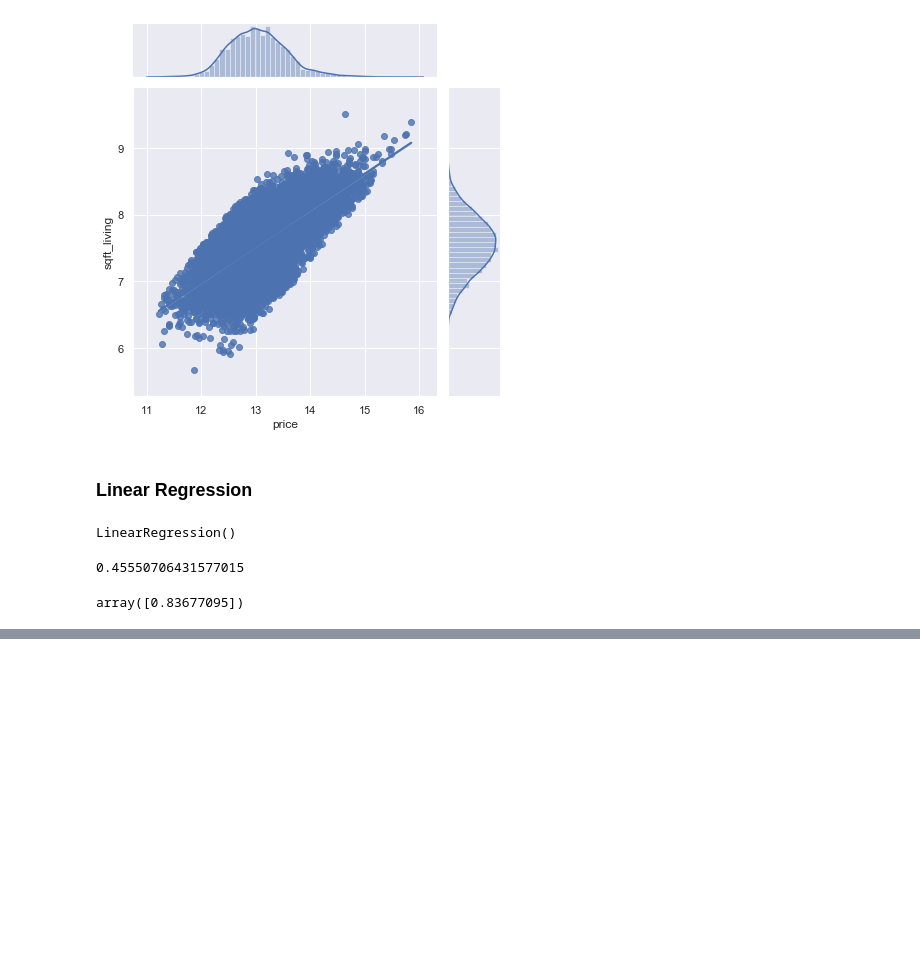
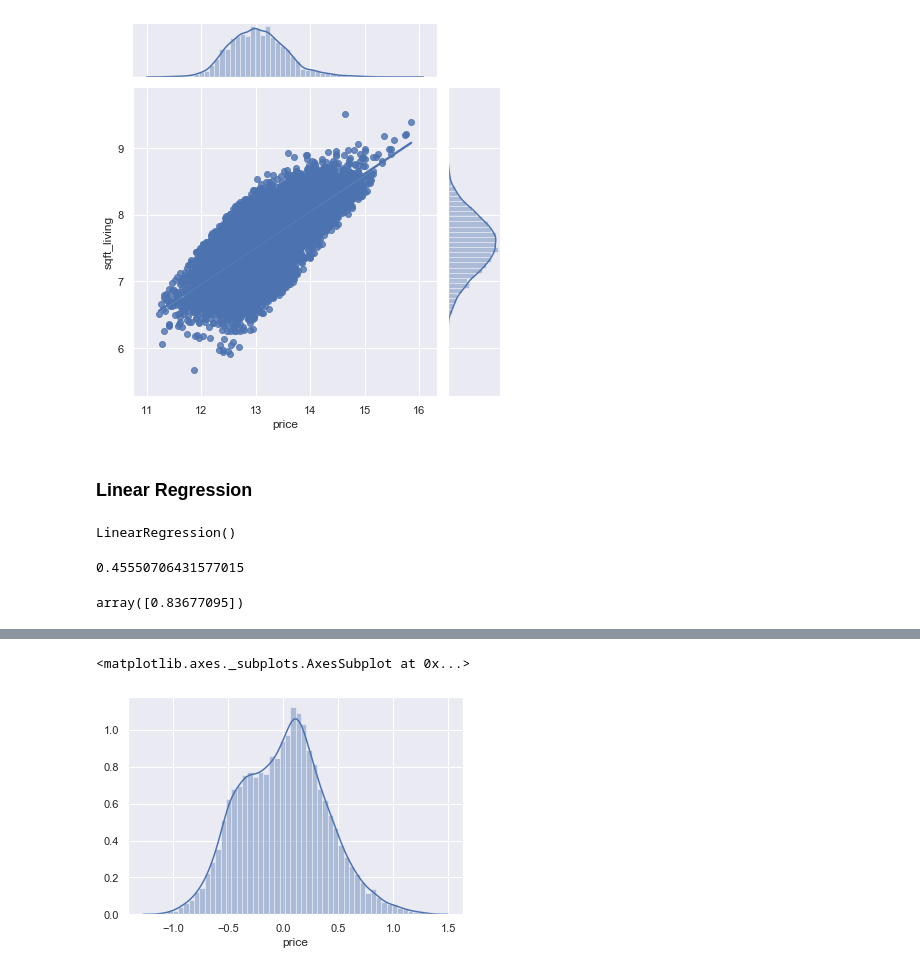
Before and after one commit to nortonlyr/MachineLearningExercises, a Jupyter notebook: Simple_LinearRegression_Ex/Simple_Linear_Regression_Ex.ipynb, the cells around one changed output, grey strips where cells are left out. Saved outputs shown, nothing was run; the diff lists cells and outputs as text; code cells hidden in the pictures; blank space fills up the shorter version.

```diff
--- a/Simple_LinearRegression_Ex/Simple_Linear_Regression_Ex.ipynb
+++ b/Simple_LinearRegression_Ex/Simple_Linear_Regression_Ex.ipynb
@@ -134,0 +137,6 @@ plt.show()
+# %%
+# residual distribution
+sns.distplot((y-y_hat))
+# %% [output]
+<matplotlib.axes._subplots.AxesSubplot at 0x...>
+[figure, added]
```
Also changed, not shown: parts of 4 cells of this notebook.
